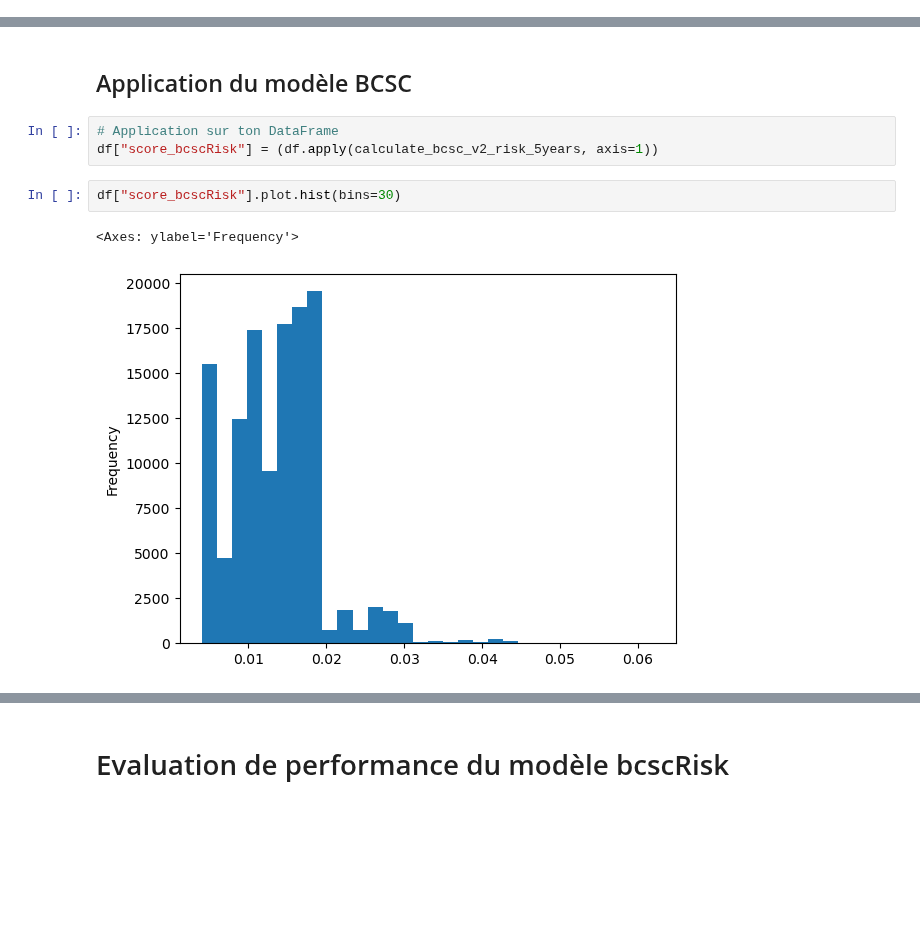
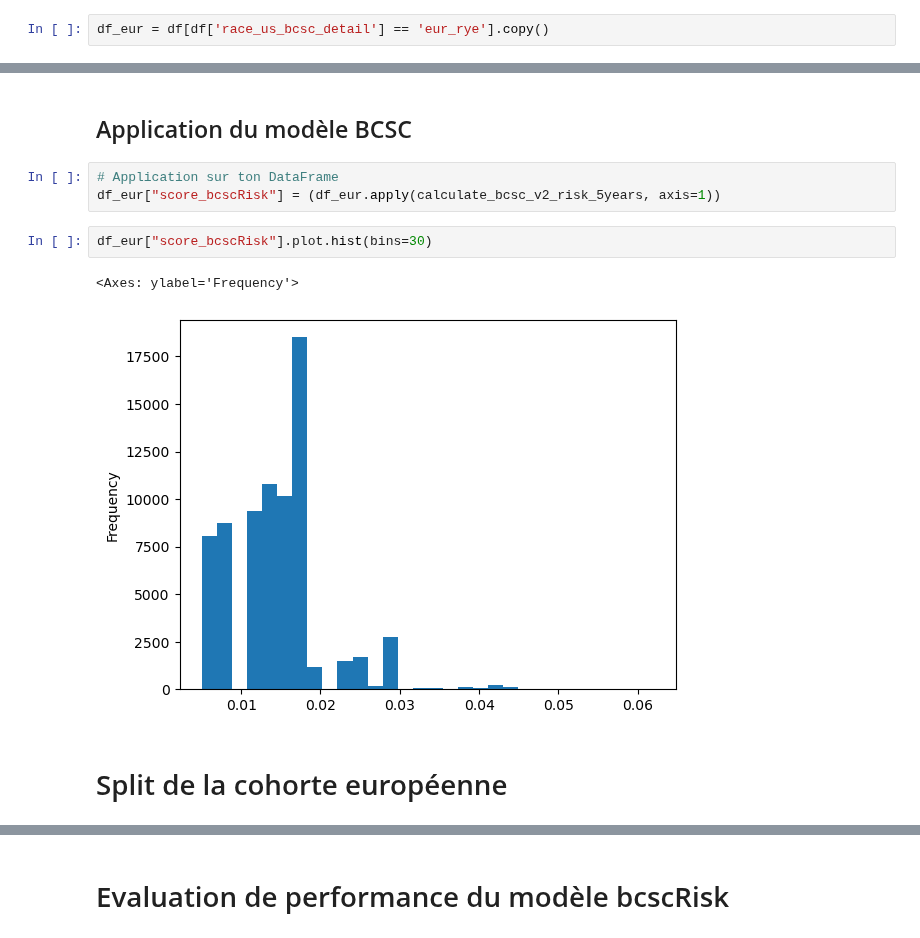
Before and after one commit to RR-DataSciences/Multi-trait-GWAS-in-admixed-populations, a Jupyter notebook: notebooks/55_Run_bcscRisk.ipynb, the cells around one changed output, grey strips where cells are left out. Cells and saved outputs as stored; diff of their text form; blank space fills up the shorter version.

```diff
--- a/notebooks/55_Run_bcscRisk.ipynb
+++ b/notebooks/55_Run_bcscRisk.ipynb
@@ -90,3 +99,5 @@ Index(['person_id', 'inclusion_date', 'first_breast_cancer_date', 'delay_days',
+# %%
+df_eur = df[df['race_us_bcsc_detail'] == 'eur_rye'].copy()
 # %% [markdown]
 # Calcul du score BCSC
 # %% [markdown]
@@ -159,10 +166,12 @@ def calculate_bcsc_v2_risk_5years(row):
 # %% [markdown]
 ## Application du modèle BCSC
-# %%
-# Application sur ton DataFrame
-df["score_bcscRisk"] = (df.apply(calculate_bcsc_v2_risk_5years, axis=1))
-# %%
-df["score_bcscRisk"].plot.hist(bins=30)
-# %% [output]
-<Axes: ylabel='Frequency'>
-[figure, removed]
+# %%
+# Application sur ton DataFrame
+df_eur["score_bcscRisk"] = (df_eur.apply(calculate_bcsc_v2_risk_5years, axis=1))
+# %%
+df_eur["score_bcscRisk"].plot.hist(bins=30)
+# %% [output]
+<Axes: ylabel='Frequency'>
+[figure, added]
+# %% [markdown]
+# Split de la cohorte européenne
```
Also changed, not shown: parts of 23 cells of this notebook, 2 other files.
